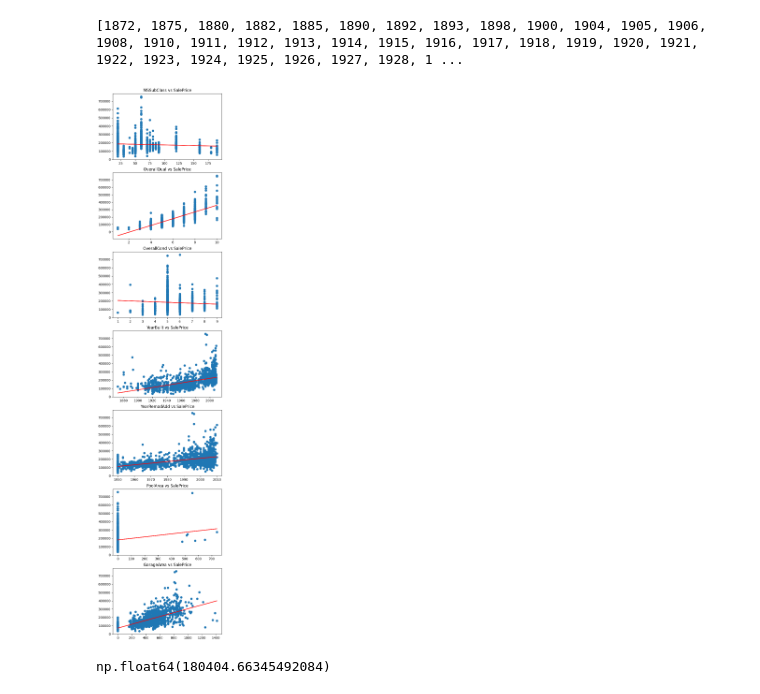
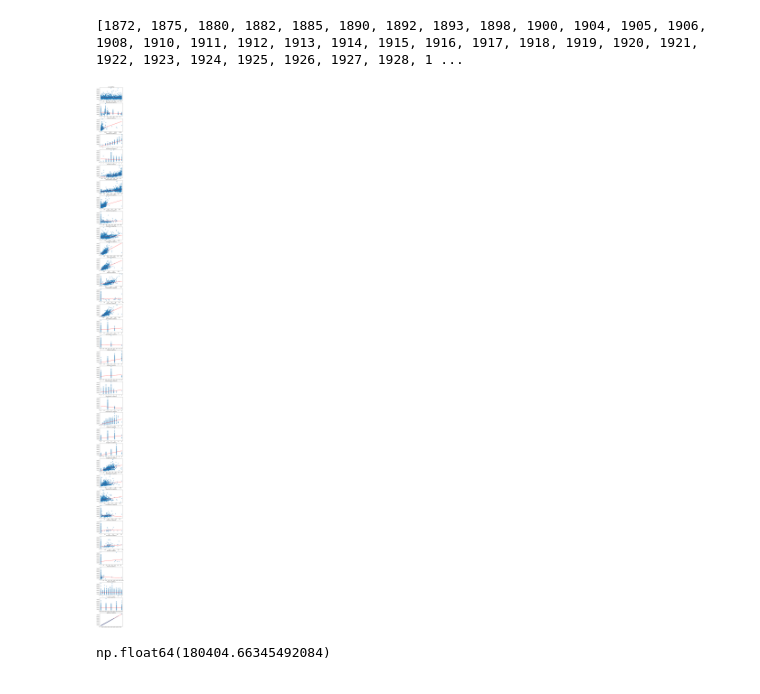
Before and after one commit to WasabiRamen/kaggle-study-house-prices, a Jupyter notebook: house_price.ipynb, the cells around one changed output. Saved outputs shown, nothing was run; the diff lists cells and outputs as text; code cells hidden in the pictures.

```diff
--- a/house_price.ipynb
+++ b/house_price.ipynb
@@ -55,0 +109,11 @@ dtype: int64
+# %%
+train['PoolQC'] = train['PoolQC'].fillna('NA')
+train['MiscFeature'] = train['MiscFeature'].fillna('NA')
+train['Alley'] = train['Alley'].fillna('NA')
+train['Fence'] = train['Fence'].fillna('NA')
+train['FireplaceQu'] = train['FireplaceQu'].fillna('NA')
+train['GarageCond'] = train['GarageCond'].fillna('NA')
+train['GarageType'] = train['GarageType'].fillna('NA')
+train['GarageFinish'] = train['GarageFinish'].fillna('NA')
+train['GarageYrBlt'] = train['GarageYrBlt'].fillna('NA')
+train['GarageQual'] = train['GarageQual'].fillna('NA')
@@ -80,25 +160,26 @@ print(sorted(train.YearBuilt.unique().tolist()))
 # %%
 def viz_skatter(columns, target):
   num_of_columns = len(columns)
 
-  fig, ax = plt.subplots(nrows=num_of_columns, ncols=1, figsize=(6, 30))
+  fig, ax = plt.subplots(nrows=num_of_columns, ncols=1, figsize=(6, 4 * num_of_columns))
 
   for i in range(num_of_columns):
     # 그래프 그리기
     ax[i].scatter(train[columns[i]], train[target])  # 산점도 찍기
     m, b = np.polyfit(train[columns[i]], train[target], 1)  # 기울기(m)와 절편(b) 계산
     ax[i].plot(train[columns[i]], m*train[columns[i]] + b, color='red')  # 회귀선 그리기
 
     # 그 외것 설정하기
     ax[i].set_title(f'{columns[i]} vs {target}')  # 타이틀 설정
 
   plt.show()
 
-columns = ['MSSubClass','OverallQual', 'OverallCond', 'YearBuilt', 'YearRemodAdd', 'PoolArea', 'GarageArea']
+# columns = ['MSSubClass','OverallQual', 'OverallCond', 'YearBuilt', 'YearRemodAdd', 'PoolArea', 'GarageArea']
+columns = train.select_dtypes(include=['int64']).columns.tolist()  #숫자형인거 다 뽑기
 
 viz_skatter(columns, 'SalePrice')
 # %% [output]
-[figure, old version]
+[figure, new version]
 # %%
 train[train['PoolArea'] == 0]['SalePrice'].mean()
 # %% [output]
```
Also changed, not shown: parts of 13 cells of this notebook.
